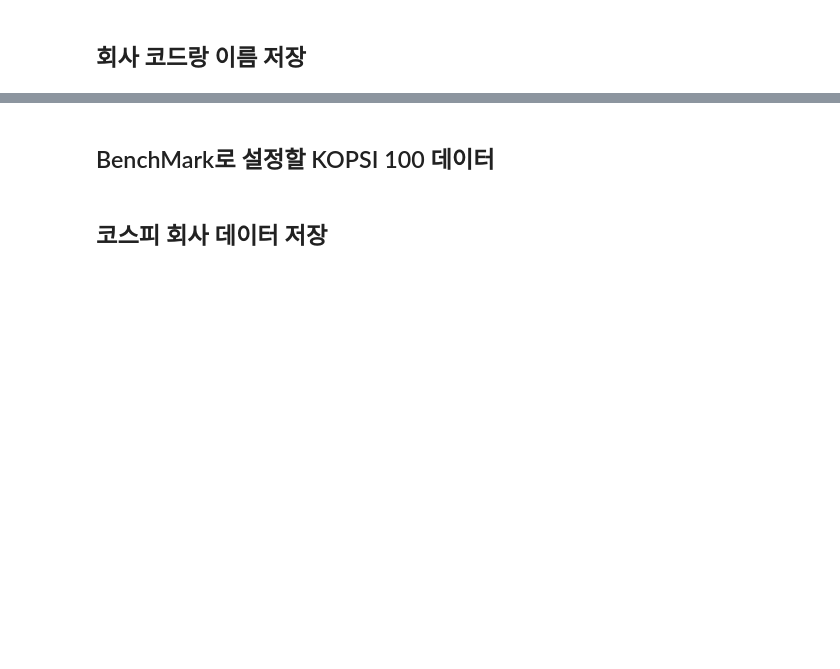
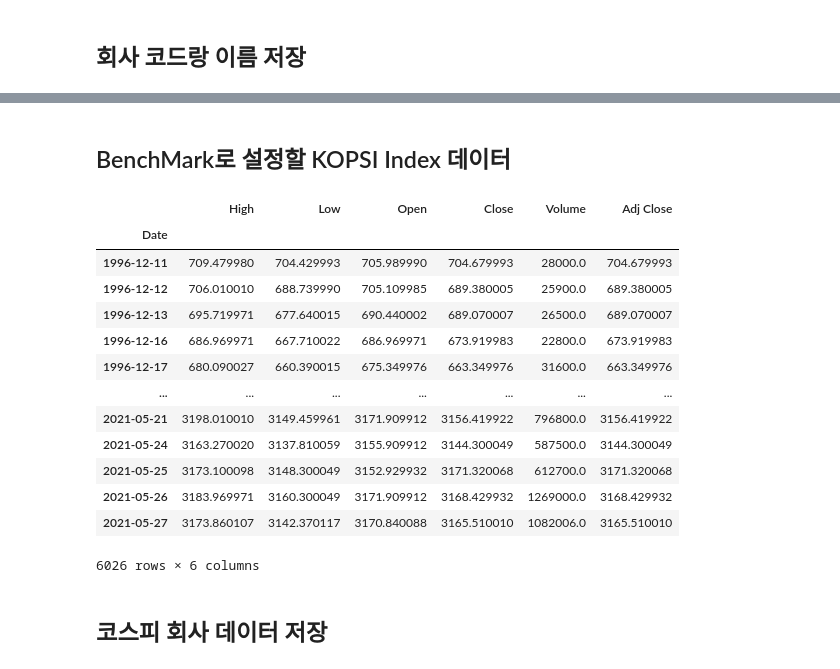
Before and after one commit to Hertz-and-Alpha/machine-learning-for-trading-korea-stock, a Jupyter notebook: data/create_datasets.ipynb, the cells around one changed output, grey strips where cells are left out. Drawn from its saved outputs; the diff is of its cells as text; code cells hidden in the pictures; blank space fills up the shorter version.

```diff
--- a/data/create_datasets.ipynb
+++ b/data/create_datasets.ipynb
@@ -475,4 +493,4 @@ kospi_stock
 with pd.HDFStore(DATA_STORE) as store:
     store.put('finance_datareader/stocks', kospi_stock)
 # %% [markdown]
-## BenchMark로 설정할 KOPSI 100 데이터
+## BenchMark로 설정할 KOPSI Index 데이터
@@ -481 +497,20 @@ kospi_100_price = fdr.DataReader('KS100')
+# %%
+kospi_price = pdr.DataReader('^KS11', 'yahoo', start='1994')
+# %%
+kospi_price
+# %% [output]
+|  | High | Low | Open | Close | Volume | Adj Close |
+| Date |  |  |  |  |  |  |
+| 1996-12-11 | 709.479980 | 704.429993 | 705.989990 | 704.679993 | 28000.0 | 704.679993 |
+| 1996-12-12 | 706.010010 | 688.739990 | 705.109985 | 689.380005 | 25900.0 | 689.380005 |
+| 1996-12-13 | 695.719971 | 677.640015 | 690.440002 | 689.070007 | 26500.0 | 689.070007 |
+| 1996-12-16 | 686.969971 | 667.710022 | 686.969971 | 673.919983 | 22800.0 | 673.919983 |
+| 1996-12-17 | 680.090027 | 660.390015 | 675.349976 | 663.349976 | 31600.0 | 663.349976 |
+| ... | ... | ... | ... | ... | ... | ... |
+| 2021-05-21 | 3198.010010 | 3149.459961 | 3171.909912 | 3156.419922 | 796800.0 | 3156.419922 |
+| 2021-05-24 | 3163.270020 | 3137.810059 | 3155.909912 | 3144.300049 | 587500.0 | 3144.300049 |
+| 2021-05-25 | 3173.100098 | 3148.300049 | 3152.929932 | 3171.320068 | 612700.0 | 3171.320068 |
+| 2021-05-26 | 3183.969971 | 3160.300049 | 3171.909912 | 3168.429932 | 1269000.0 | 3168.429932 |
+| 2021-05-27 | 3173.860107 | 3142.370117 | 3170.840088 | 3165.510010 | 1082006.0 | 3165.510010 |
+6026 rows × 6 columns
 # %%
```
Also changed, not shown: parts of 27 cells of this notebook.
